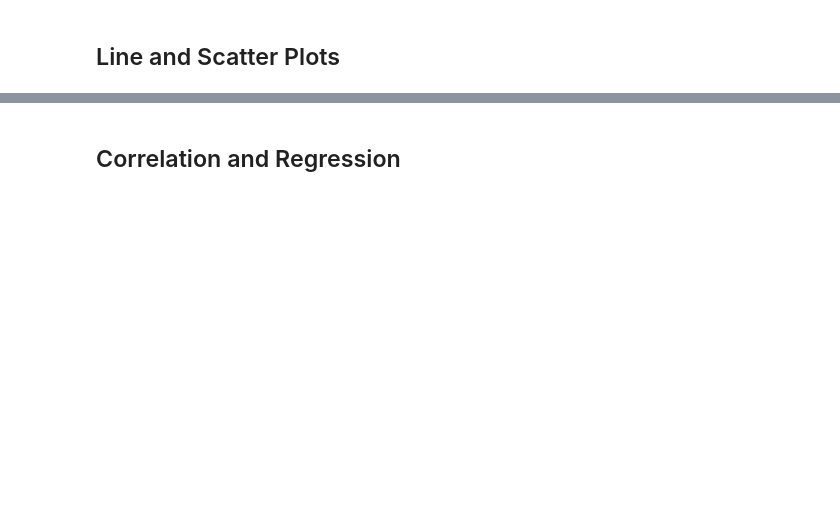
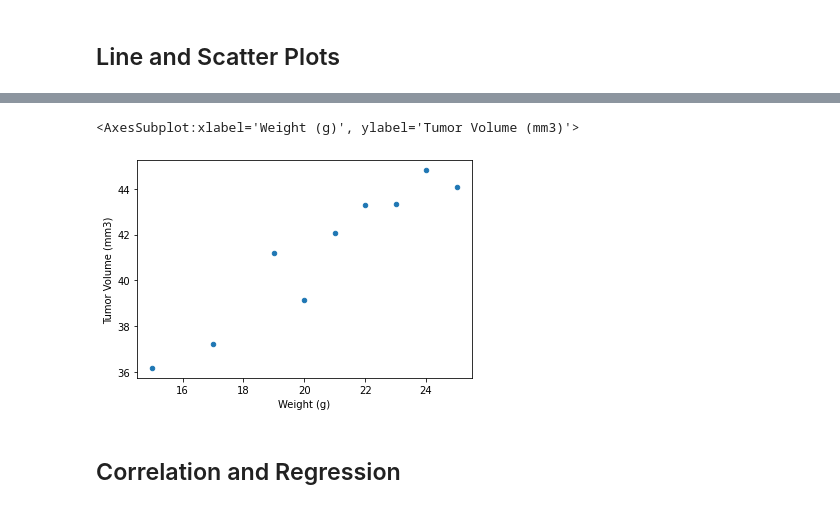
Before and after one commit to bjohnson90/matplotlib-challenge, a Jupyter notebook: Pymaceuticals/pymaceuticals_starter.ipynb, the cells around one changed output, grey strips where cells are left out. Saved outputs shown, nothing was run; the diff lists cells and outputs as text; code cells hidden in the pictures; blank space fills up the shorter version.

```diff
--- a/Pymaceuticals/pymaceuticals_starter.ipynb
+++ b/Pymaceuticals/pymaceuticals_starter.ipynb
@@ -219,5 +225,11 @@ Name: Tumor Volume (mm3), Length: 100, dtype: float64
 # %%
 # Generate a scatter plot of average tumor volume vs. mouse weight for the Capomulin regimen
+capomulin_groupby_weight = capomulin_data[['Weight (g)','Tumor Volume (mm3)']].groupby('Weight (g)')
+avg_tumor_vol_capomulin_groupby_weight=capomulin_groupby_weight.mean().reset_index()
+avg_tumor_vol_capomulin_groupby_weight.plot.scatter(x='Weight (g)', y='Tumor Volume (mm3)')
+# %% [output]
+<AxesSubplot:xlabel='Weight (g)', ylabel='Tumor Volume (mm3)'>
+[figure, added]
 # %% [markdown]
 ## Correlation and Regression
 # %%
```
Also changed, not shown: parts of 7 cells of this notebook.
